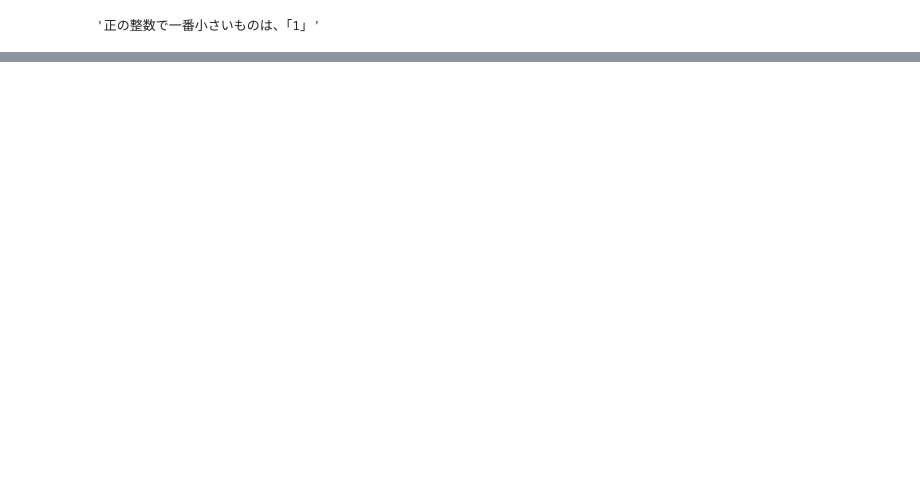
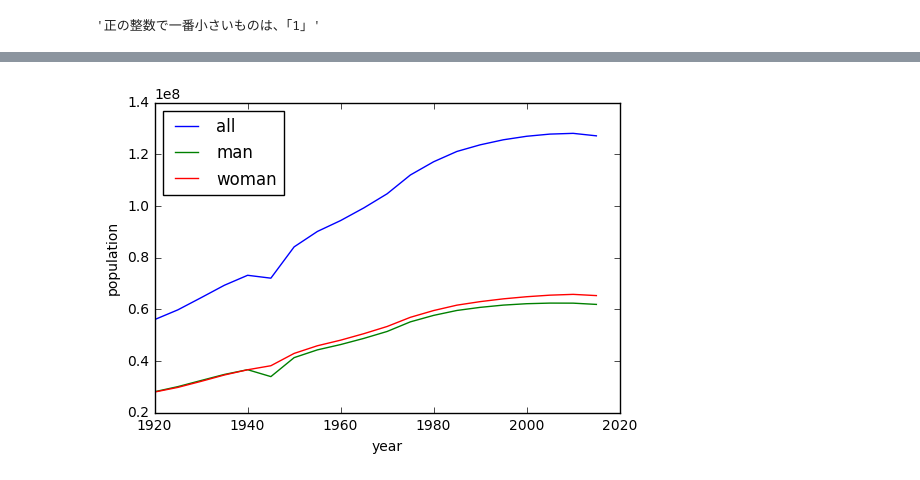
Before and after one commit to Kyoto-GeoPython/Kyoto-GeoPython, a Jupyter notebook: 基礎編/文字列操作.ipynb, the cells around one changed output, grey strips where cells are left out. Saved outputs shown, nothing was run; the diff lists cells and outputs as text; code cells hidden in the pictures; blank space fills up the shorter version.

```diff
--- a/基礎編/文字列操作.ipynb
+++ b/基礎編/文字列操作.ipynb
@@ -70,0 +309,3 @@ num2 = 3
+# %%
+lines_splited = [line.replace('"', "").strip().split(",") for line in lines] #リスト内包表記
+lines_splited[:5] #変換後のリストの最初５個を表示
@@ -70,0 +320,3 @@ num2 = 3
+# %%
+lines_全国 = [line for line in lines_splited if line[1] == "全国"] #リスト内包表記で条件を満たすものだけを取り出す
+lines_全国[:5]
@@ -70,0 +329,3 @@ num2 = 3
+# %%
+#入れ子になって分かり辛いが、各リストの最後から５, ３，２，１番目をそれぞれintにキャストしてリスト化している
+year, pop_all, pop_man, pop_woman = [[int(line[i]) for line in lines_全国] for i in [-5, -3, -2, -1]]
@@ -70,0 +340,10 @@ num2 = 3
+# %%
+import matplotlib.pyplot as plt
+%matplotlib inline
+labels = ["all", "man", "woman"] # 凡例用（注：matplotlibは日本語が文字化けするため英語にしている）
+plt.xlabel("year")
+plt.ylabel("population")
+for label, pop in zip(labels, [pop_all, pop_man, pop_woman]):
+    plt.plot(year, pop, label=label)
+plt.legend(loc="best")
+plt.show()
@@ -70,0 +357,19 @@ num2 = 3
+# %%
+# 全体まとめ
+with open("c01.csv", "r") as fp:
+    lines = fp.readlines()[:-2]
+lines_splited = [line.replace('"', "").strip().split(",") for line in lines]
+lines_全国 = [line for line in lines_splited if line[1] == "全国"]
+year, pop_all, pop_man, pop_woman = [[int(line[i]) for line in lines_全国] for i in [-5, -3, -2, -1]]
+
+import matplotlib.pyplot as plt
+%matplotlib inline
+labels = ["all", "man", "woman"]
+plt.xlabel("year")
+plt.ylabel("population")
+for label, pop in zip(labels, [pop_all, pop_man, pop_woman]):
+    plt.plot(year, pop, label=label)
+plt.legend(loc="best")
+plt.show()
+# %% [output]
+[figure, added]
```
Also changed, not shown: parts of 41 cells of this notebook, 1 other file.
